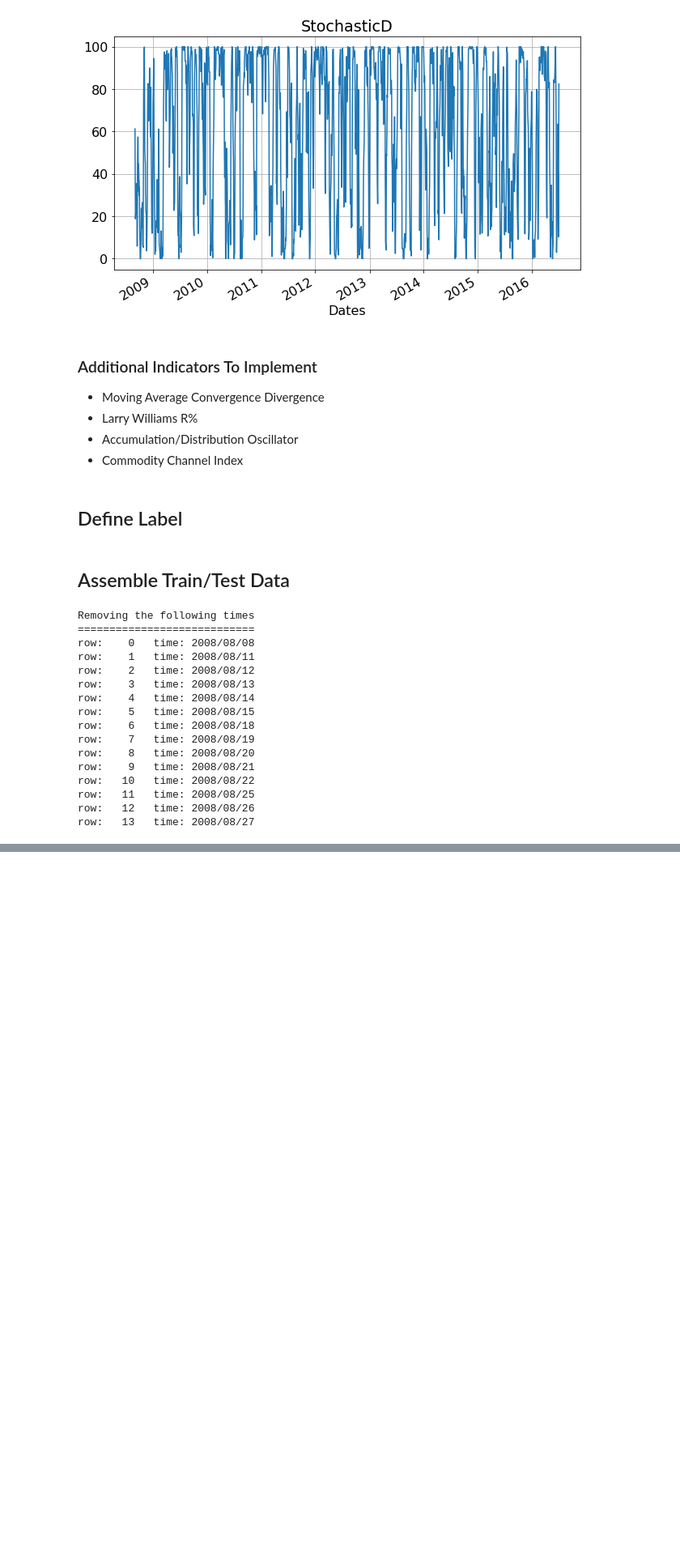
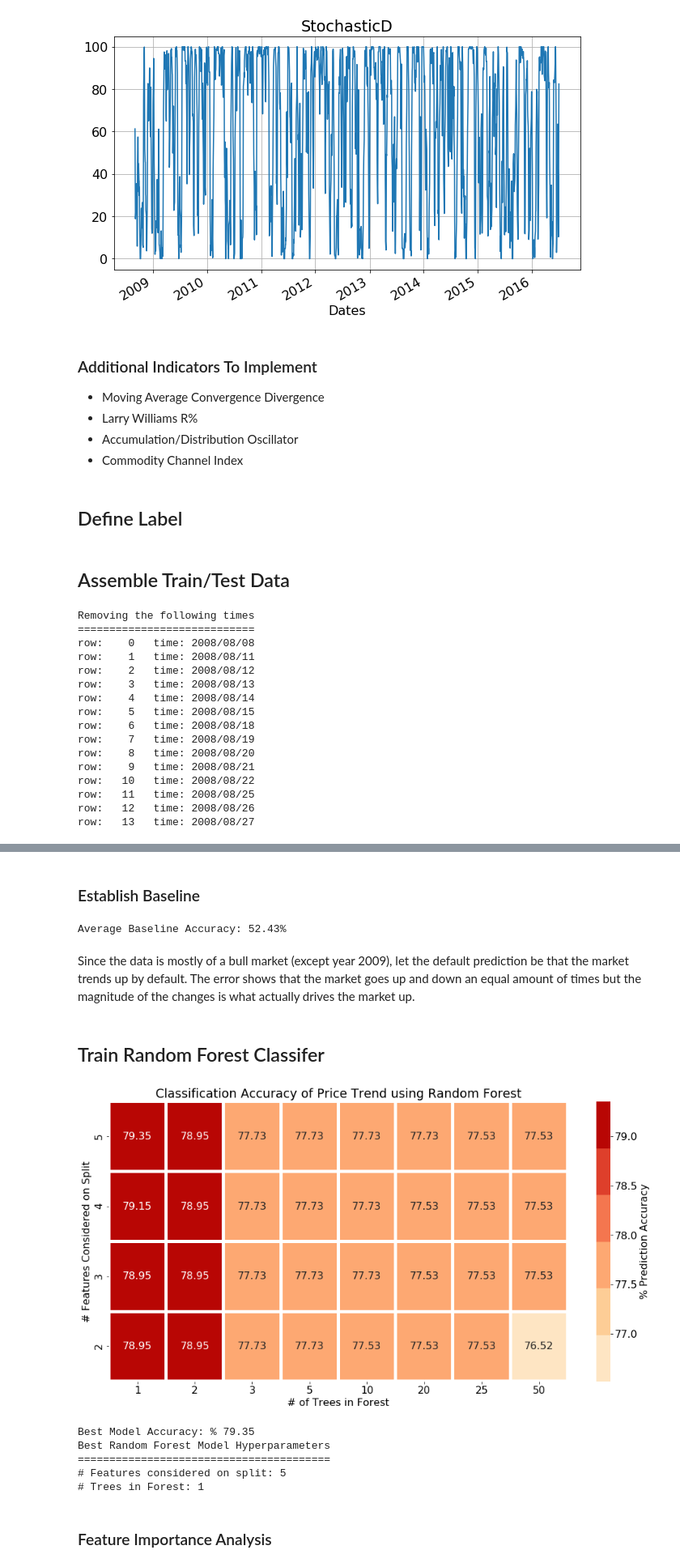
Before and after one commit to machar94/stockprediction, a Jupyter notebook: project.ipynb, the cells around one changed output, grey strips where cells are left out. Shown at 81% size. Saved outputs shown, nothing was run; the diff lists cells and outputs as text; code cells hidden in the pictures; blank space fills up the shorter version.

Commit message:
Added random forest classifier analysis

```diff
--- a/project.ipynb
+++ b/project.ipynb
@@ -440,0 +459,74 @@ row:   13   time: 2008/08/27
+# %% [markdown]
+### Establish Baseline
+# %%
+baseline_preds = np.ones_like(y_test)
+
+def modelAccuracy(preds, truth):
+    n = np.equal(preds, truth).sum()
+    return 100 * n / truth.size
+
+accuracy = modelAccuracy(baseline_preds, y_test)
+print(f'Average Baseline Accuracy: {round(accuracy, 2)}%')
+# %% [output]
+Average Baseline Accuracy: 52.43%
+# %% [markdown]
+Since the data is mostly of a bull market (except year 2009), let the default prediction be that the market trends up by default. The error shows that the market goes up and down an equal amount of times but the magnitude of the changes is what actually drives the market up.
+# %% [markdown]
+## Train Random Forest Classifer
+# %%
+from sklearn.ensemble import RandomForestRegressor
+
+def evaluateRandomForest(x_train, y_train, x_test, y_test, forest_sizes, max_features):
+
+    accuracyMat = np.zeros((max_features.size, len(forest_sizes)))
+    for i, num_features in enumerate(max_features):
+        for j, num_trees in enumerate(forest_sizes):
+
+            rf = RandomForestRegressor(n_estimators=num_trees,
+                                       random_state=seed,
+                                       max_features=num_features)
+            # Train the model on training data
+            rf.fit(x_train, y_train)
+
+            predictions = rf.predict(x_test)
+            accuracyMat[i,j] = modelAccuracy(predictions, y_test)
+
+    return accuracyMat
+# %%
+forest_sizes = [1, 2, 3, 5, 10, 20, 25, 50]
+max_features = np.arange(2, x_train.shape[1])
+prediction_accuracy = evaluateRandomForest(x_train, y_train, x_test, y_test)
+
+fig = plt.gcf()
+fig.set_size_inches(16, 8)
+plt.rcParams['font.size'] = 16
+ax = sns.heatmap(prediction_accuracy, annot=True, fmt='.2f', linewidth=4,
+            xticklabels=forest_sizes,
+            yticklabels=max_features,
+            cbar_kws={'label': '% Prediction Accuracy'},
+            cmap=sns.color_palette("OrRd"));
+ax.invert_yaxis()
+ax.set_xlabel('# of Trees in Forest')
+ax.set_ylabel('# Features Considered on Split')
+ax.set_title('Classification Accuracy of Price Trend using Random Forest')
+plt.show()
+
+# Summary of best model
+best_pair     = np.unravel_index(prediction_accuracy.argmax(), prediction_accuracy.shape)
+best_accuracy = prediction_accuracy[best_pair]
+
+print(f'Best Model Accuracy: % {best_accuracy:.2f}')
+title = 'Best Random Forest Model Hyperparameters'
+print(title)
+print(len(title)*'=')
+print(f'# Features considered on split: {max_features[best_pair[0]]}')
+print(f'# Trees in Forest: {forest_sizes[best_pair[1]]}')
+# %% [output]
+[figure, added]
+Best Model Accuracy: % 79.35
+Best Random Forest Model Hyperparameters
+========================================
+# Features considered on split: 5
+# Trees in Forest: 1
+# %% [markdown]
+### Feature Importance Analysis
```
Also changed, not shown: parts of 4 cells of this notebook.
